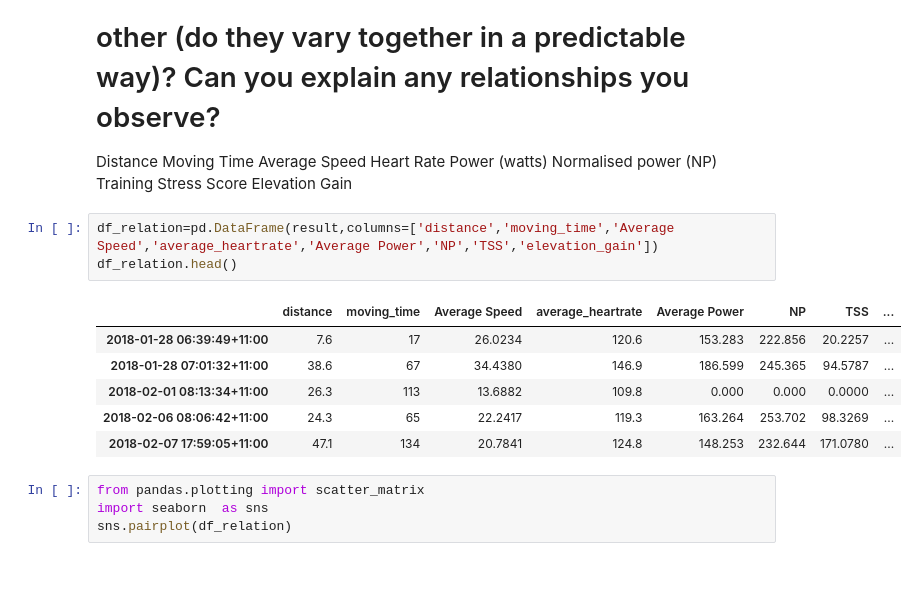
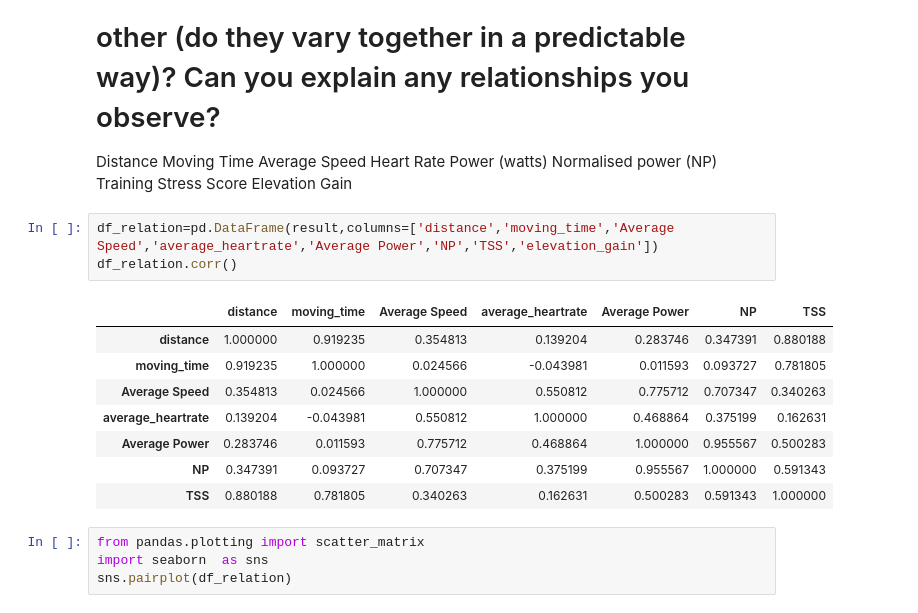
Before and after one commit to NSoni25/Portfolio_repository, a Jupyter notebook: Portfolio 1.ipynb, the cells around one changed output. Drawn from its saved outputs; the diff is of its cells as text; blank space fills up the shorter version.

```diff
--- a/Portfolio 1.ipynb
+++ b/Portfolio 1.ipynb
@@ -238,14 +238,16 @@ Training Stress Score
 Elevation Gain
 # %%
 df_relation=pd.DataFrame(result,columns=['distance','moving_time','Average Speed','average_heartrate','Average Power','NP','TSS','elevation_gain'])
-df_relation.head()
+df_relation.corr()
 # %% [output]
-|  | distance | moving_time | Average Speed | average_heartrate | Average Power | NP | TSS | ... |
-| 2018-01-28 06:39:49+11:00 | 7.6 | 17 | 26.0234 | 120.6 | 153.283 | 222.856 | 20.2257 | ... |
-| 2018-01-28 07:01:32+11:00 | 38.6 | 67 | 34.4380 | 146.9 | 186.599 | 245.365 | 94.5787 | ... |
-| 2018-02-01 08:13:34+11:00 | 26.3 | 113 | 13.6882 | 109.8 | 0.000 | 0.000 | 0.0000 | ... |
-| 2018-02-06 08:06:42+11:00 | 24.3 | 65 | 22.2417 | 119.3 | 163.264 | 253.702 | 98.3269 | ... |
-| 2018-02-07 17:59:05+11:00 | 47.1 | 134 | 20.7841 | 124.8 | 148.253 | 232.644 | 171.0780 | ... |
+|  | distance | moving_time | Average Speed | average_heartrate | Average Power | NP | TSS |
+| distance | 1.000000 | 0.919235 | 0.354813 | 0.139204 | 0.283746 | 0.347391 | 0.880188 |
+| moving_time | 0.919235 | 1.000000 | 0.024566 | -0.043981 | 0.011593 | 0.093727 | 0.781805 |
+| Average Speed | 0.354813 | 0.024566 | 1.000000 | 0.550812 | 0.775712 | 0.707347 | 0.340263 |
+| average_heartrate | 0.139204 | -0.043981 | 0.550812 | 1.000000 | 0.468864 | 0.375199 | 0.162631 |
+| Average Power | 0.283746 | 0.011593 | 0.775712 | 0.468864 | 1.000000 | 0.955567 | 0.500283 |
+| NP | 0.347391 | 0.093727 | 0.707347 | 0.375199 | 0.955567 | 1.000000 | 0.591343 |
+| TSS | 0.880188 | 0.781805 | 0.340263 | 0.162631 | 0.500283 | 0.591343 | 1.000000 |
 # %%
 from pandas.plotting import scatter_matrix
 import seaborn  as sns
```
Also changed, not shown: parts of 17 cells of this notebook.
